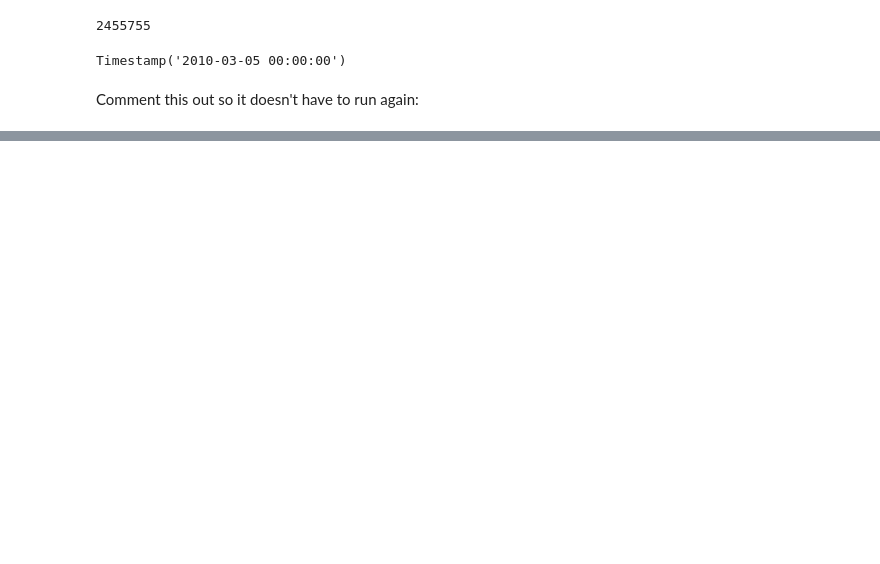
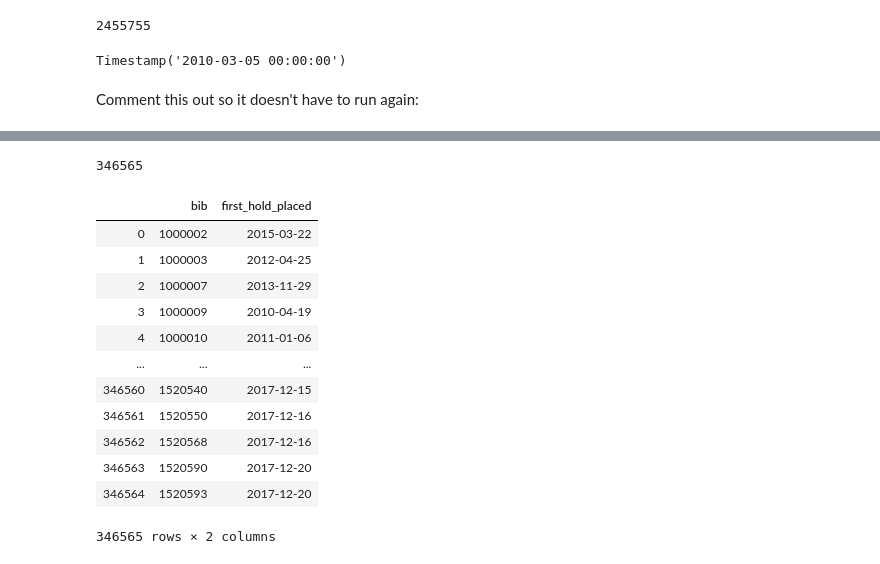
Before and after one commit to hannah-rauh/SI485, a Jupyter notebook: AADL.ipynb, the cells around one changed output, grey strips where cells are left out. Saved outputs shown, nothing was run; the diff lists cells and outputs as text; code cells hidden in the pictures; blank space fills up the shorter version.

Commit message:
created dataframe with unique bib numbers and the first time they appeared in the dataset

```diff
--- a/AADL.ipynb
+++ b/AADL.ipynb
@@ -642,7 +642,7 @@ Timestamp('2010-03-05 00:00:00')
 # %% [markdown]
 Comment this out so it doesn't have to run again:
 # %%
-first_hold_dates_list=[]
+#first_hold_dates_list=[]
 def first_hold(lst):
     for i in lst: #1000002
         material_df=merged_dfs[merged_dfs['bib']==i]
@@ -657,5 +657,4 @@ def first_hold(lst):
 
 
 
-first_hold(unique_materials_list[:10])
-first_hold_dates_list
+#first_hold(unique_materials_list[119995:])
@@ -674,0 +696,2 @@ first_hold_dates_list
+# %%
+first_hold_dates_list.pop(119996)
@@ -674,0 +700,24 @@ first_hold_dates_list
+# %%
+len(first_hold_dates_list)
+# %% [output]
+346565
+# %%
+dict1={'bib':unique_materials_list,'first_hold_placed':first_hold_dates_list}
+
+hold_first_dates_df=pd.DataFrame(dict1)
+# %%
+hold_first_dates_df
+# %% [output]
+|  | bib | first_hold_placed |
+| 0 | 1000002 | 2015-03-22 |
+| 1 | 1000003 | 2012-04-25 |
+| 2 | 1000007 | 2013-11-29 |
+| 3 | 1000009 | 2010-04-19 |
+| 4 | 1000010 | 2011-01-06 |
+| ... | ... | ... |
+| 346560 | 1520540 | 2017-12-15 |
+| 346561 | 1520550 | 2017-12-16 |
+| 346562 | 1520568 | 2017-12-16 |
+| 346563 | 1520590 | 2017-12-20 |
+| 346564 | 1520593 | 2017-12-20 |
+346565 rows × 2 columns
```
Also changed, not shown: parts of 7 cells of this notebook.
